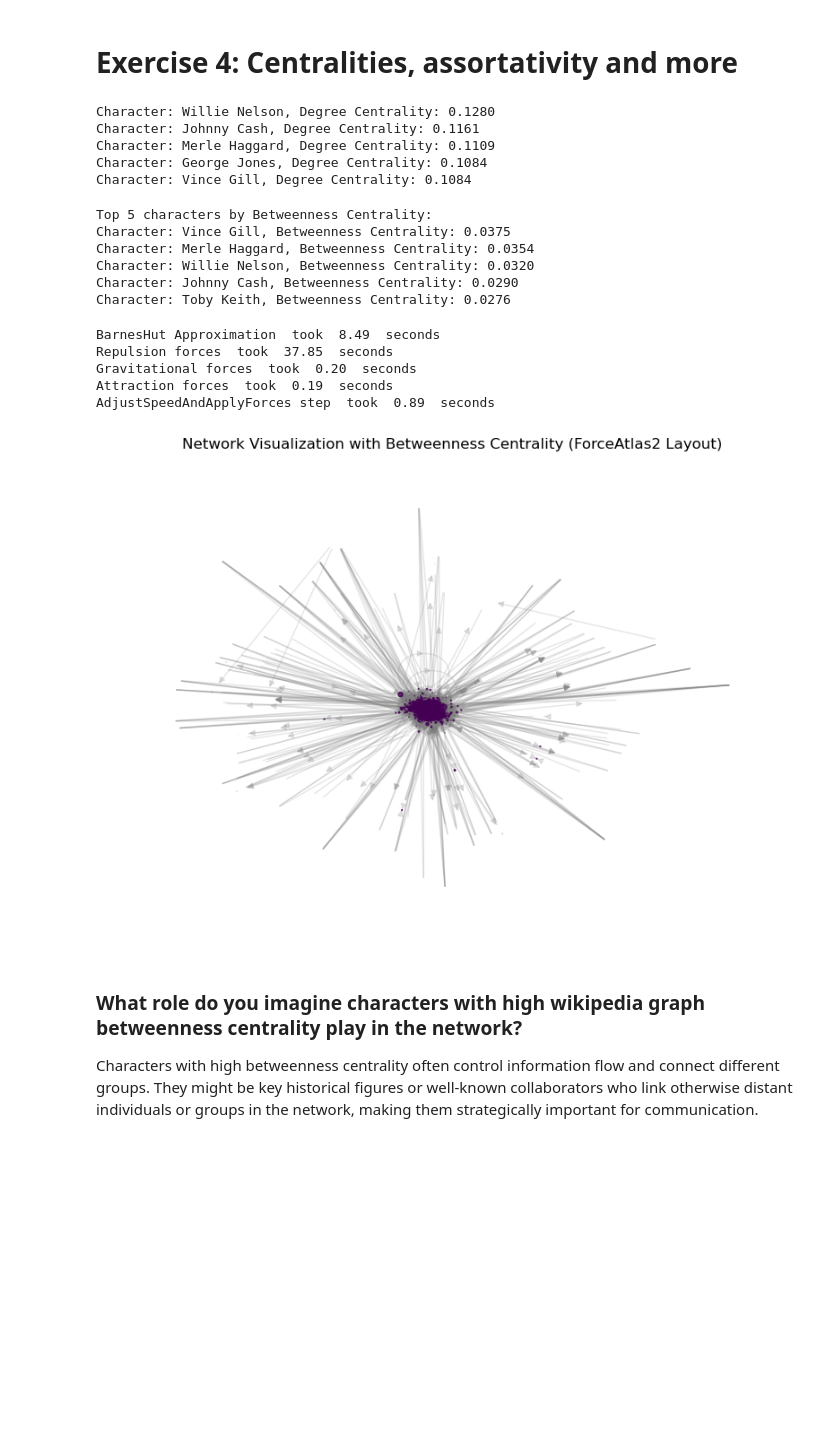
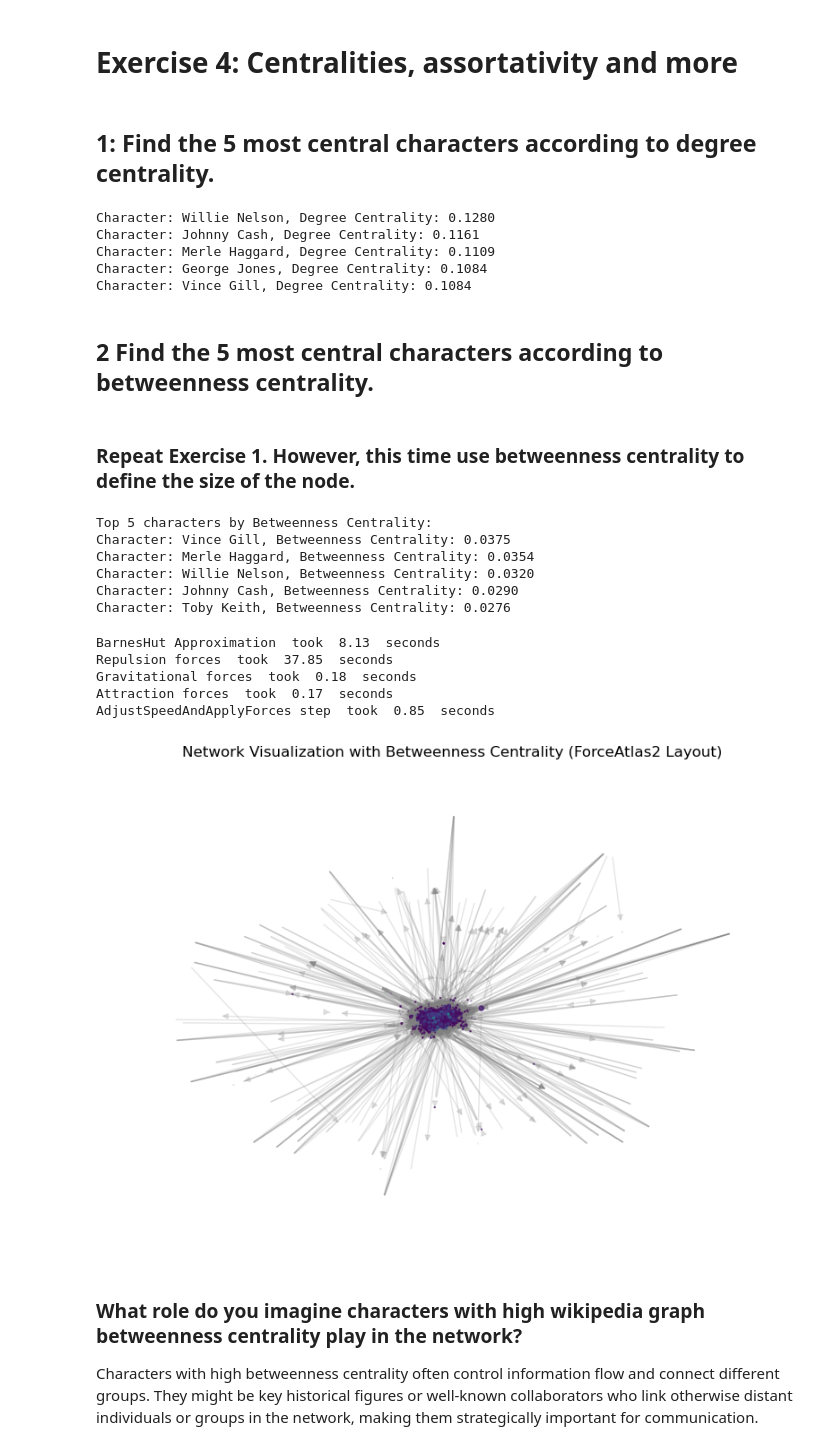
Before and after one commit to Ayafahim/social_graphs, a Jupyter notebook: Alec-jawa/week5/partB.ipynb, the cells around one changed output. Cells and saved outputs as stored; diff of their text form; code cells hidden in the pictures; blank space fills up the shorter version.

```diff
--- a/Alec-jawa/week5/partB.ipynb
+++ b/Alec-jawa/week5/partB.ipynb
@@ -343,6 +344,8 @@ Which phenomenon is stronger?
 The in-degree correlation is stronger than the out-degree, showing that longer texts are more closely tied to fame. Characters with more content are referenced more frequently (higher in-degree) than they reference others (out-degree). In short, fame has a stronger relationship with text length than activity.
 # %% [markdown]
 # Exercise 4: Centralities, assortativity and more
+# %% [markdown]
+## 1: Find the 5 most central characters according to degree centrality.
 # %%
 # Calculate degree centrality for all nodes
 degree_centrality = nx.degree_centrality(G)
@@ -359,6 +362,10 @@ Character: Johnny Cash, Degree Centrality: 0.1161
 Character: Merle Haggard, Degree Centrality: 0.1109
 Character: George Jones, Degree Centrality: 0.1084
 Character: Vince Gill, Degree Centrality: 0.1084
+# %% [markdown]
+## 2 Find the 5 most central characters according to betweenness centrality.
+# %% [markdown]
+### Repeat Exercise 1. However, this time use betweenness centrality to define the size of the node.
 # %%
 # Step 1: Calculate betweenness centrality for all nodes
 betweenness_centrality = nx.betweenness_centrality(G)
@@ -408,50 +415,50 @@ forceatlas2 = ForceAtlas2(
 # Step 3: Run the ForceAtlas2 layout algorithm
 positions = forceatlas2.forceatlas2_networkx_layout(G, pos=None, iterations=2000)
 
-# Step 4: Calculate the range of 'length_of_content' values for color mapping
-length_values = [G.nodes[node].get('length_of_content', 0) for node in G.nodes]
+# Step 4: Calculate the range of 'word_count' values for color mapping
+length_values = [G.nodes[node].get('word_count', 0) for node in G.nodes]
 min_length = min(length_values)
 max_length = max(length_values)
 
 # Set node colors and sizes
 node_colors = []
 node_sizes = []
 
 for node in G.nodes:
-    # Get the node's 'length_of_content' attribute (default to 0 if missing)
-    length_of_content = G.nodes[node].get('length_of_content', 0)
+    # Get the node's 'word_count' attribute (default to 0 if missing)
+    word_count = G.nodes[node].get('word_count', 0)
 
-    # Normalize the 'length_of_content' values for color scaling
+    # Normalize the 'word_count' values for color scaling
     if max_length != min_length:
-        color_value = (length_of_content - min_length) / (max_length - min_length)  # Normalized
+        color_value = (word_count - min_length) / (max_length - min_length)  # Normalized
     else:
         color_value = 0  # If all values are the same, default to 0
 
     # Choose colormap (e.g., 'viridis', 'plasma', or 'inferno')
     node_colors.append(plt.cm.viridis(color_value))  # Change colormap here if needed
 
     # Set node size based on betweenness centrality (scaled for visibility)
     node_size = betweenness_centrality[node] * 1000  # Scaling factor for visibility
     node_sizes.append(node_size)
 
 # Step 5: Visualize the graph using NetworkX and matplotlib
 plt.figure(figsize=(10, 7))
 
 # Draw the nodes and edges
 nx.draw_networkx_nodes(G, positions, node_size=node_sizes, node_color=node_colors, alpha=0.8)
 nx.draw_networkx_edges(G, positions, edge_color="gray", alpha=0.2)
 
 # Remove axis and show the plot
 plt.axis('off')
 plt.title("Network Visualization with Betweenness Centrality (ForceAtlas2 Layout)")
 plt.show()
 # %% [output]
-BarnesHut Approximation  took  8.49  seconds
+BarnesHut Approximation  took  8.13  seconds
 Repulsion forces  took  37.85  seconds
-Gravitational forces  took  0.20  seconds
-Attraction forces  took  0.19  seconds
-AdjustSpeedAndApplyForces step  took  0.89  seconds
+Gravitational forces  took  0.18  seconds
+Attraction forces  took  0.17  seconds
+AdjustSpeedAndApplyForces step  took  0.85  seconds
-[figure, old version]
+[figure, new version]
 # %% [markdown]
 ### What role do you imagine characters with high wikipedia graph betweenness centrality play in the network?
 
```
Also changed, not shown: parts of 20 cells of this notebook.
